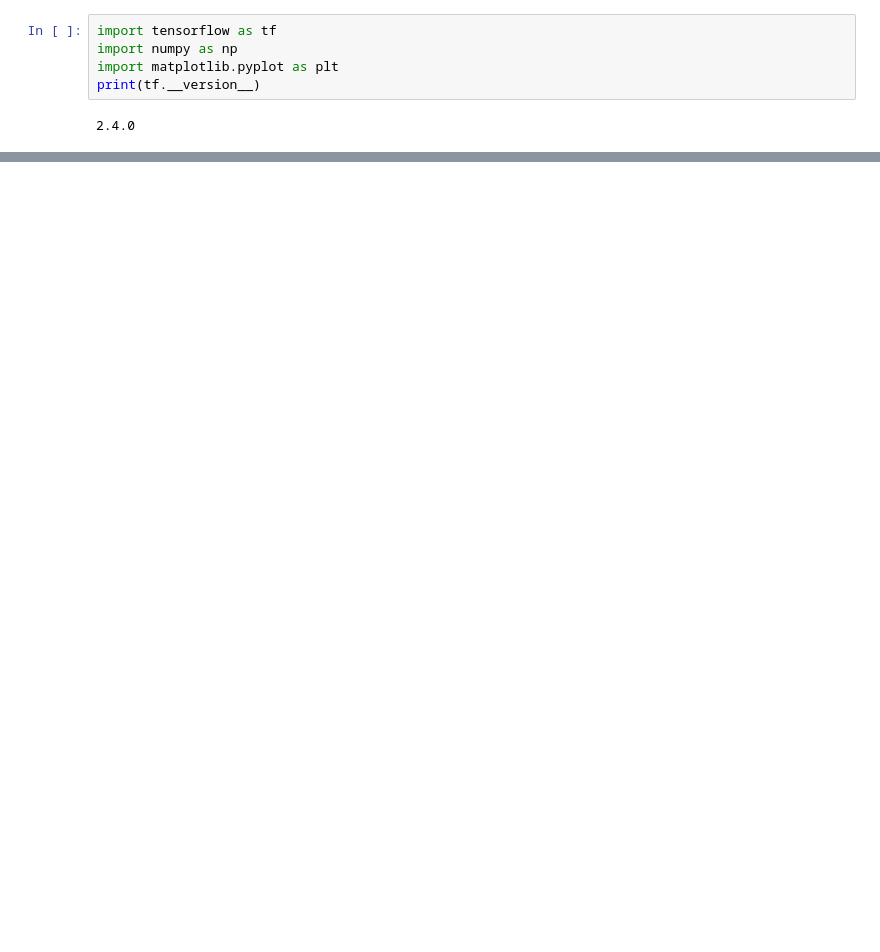
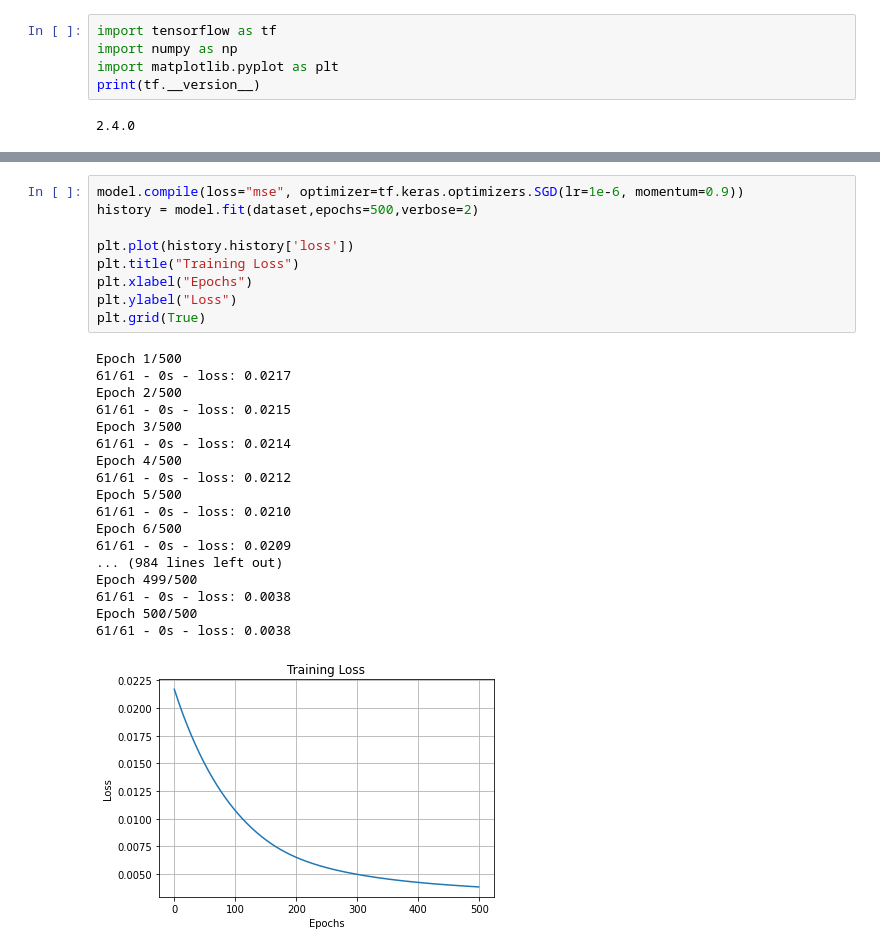
Before and after one commit to lazysasha/assets-price-prediction, a Jupyter notebook: simple_nn/three_layers_draft.ipynb, the cells around one changed output, grey strips where cells are left out. Cells and saved outputs as stored; diff of their text form; blank space fills up the shorter version.

```diff
--- a/simple_nn/three_layers_draft.ipynb
+++ b/simple_nn/three_layers_draft.ipynb
@@ -119,2 +132,30 @@ Epoch 500/500
+# %%
+model.compile(loss="mse", optimizer=tf.keras.optimizers.SGD(lr=1e-6, momentum=0.9))
+history = model.fit(dataset,epochs=500,verbose=2)
+
+plt.plot(history.history['loss'])
+plt.title("Training Loss")
+plt.xlabel("Epochs")
+plt.ylabel("Loss")
+plt.grid(True)
+# %% [output]
+Epoch 1/500
+61/61 - 0s - loss: 0.0217
+Epoch 2/500
+61/61 - 0s - loss: 0.0215
+Epoch 3/500
+61/61 - 0s - loss: 0.0214
+Epoch 4/500
+61/61 - 0s - loss: 0.0212
+Epoch 5/500
+61/61 - 0s - loss: 0.0210
+Epoch 6/500
+61/61 - 0s - loss: 0.0209
+... (984 lines left out)
+Epoch 499/500
+61/61 - 0s - loss: 0.0038
+Epoch 500/500
+61/61 - 0s - loss: 0.0038
+[figure, added]
 # %%
 forecast = []
```
Also changed, not shown: parts of 8 cells of this notebook.
